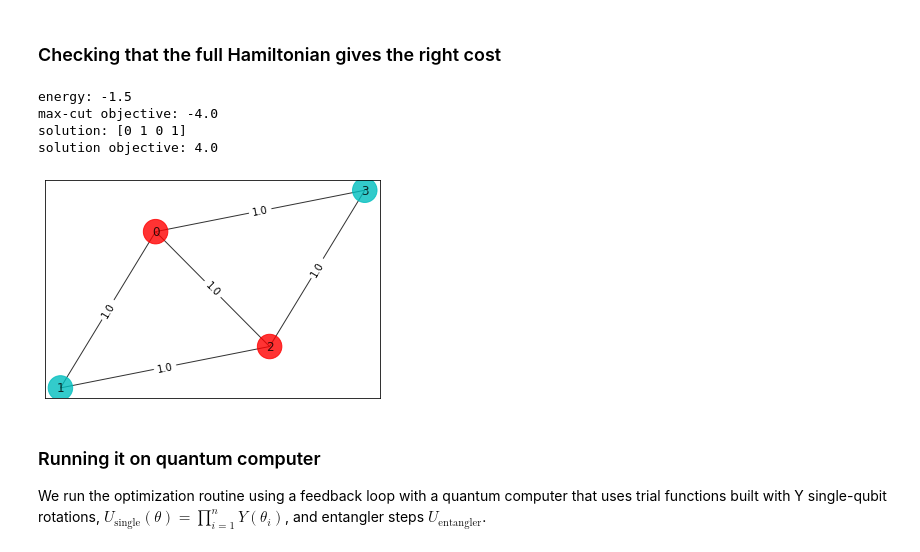
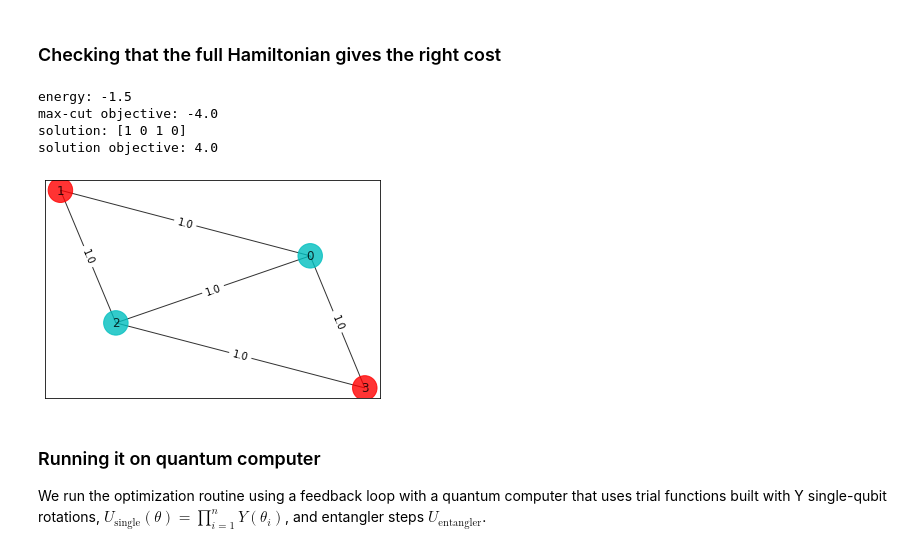
Before and after one commit to qiskit-community/qiskit-optimization, a Jupyter notebook: tutorials/6_examples_max_cut_and_tsp.ipynb, the cells around one changed output. Cells and saved outputs as stored; diff of their text form; code cells hidden in the pictures.

```diff
--- a/tutorials/6_examples_max_cut_and_tsp.ipynb
+++ b/tutorials/6_examples_max_cut_and_tsp.ipynb
@@ -180,0 +180,4 @@ Qiskit provides functionality to directly generate the Ising Hamiltonian as well
+# %%
+max_cut = Maxcut(w)
+qp = max_cut.to_quadratic_program()
+qp.to_docplex().prettyprint()
@@ -181,5 +200,5 @@ Qiskit provides functionality to directly generate the Ising Hamiltonian as well
 # %%
-qubitOp, offset = max_cut.get_operator(w)
+qubitOp, offset = qp.to_ising()
 print('Offset:', offset)
 print('Ising Hamiltonian:')
 print(str(qubitOp))
@@ -228,22 +226,22 @@ Since the problem was cast to a minimization problem, the solution of $-4$ corre
 # %%
 #Making the Hamiltonian in its full form and getting the lowest eigenvalue and eigenvector
 ee = NumPyMinimumEigensolver()
 result = ee.compute_minimum_eigenvalue(qubitOp)
 
-x = sample_most_likely(result.eigenstate)
+x = max_cut.sample_most_likely(result.eigenstate)
 print('energy:', result.eigenvalue.real)
 print('max-cut objective:', result.eigenvalue.real + offset)
-print('solution:', max_cut.get_graph_solution(x))
+print('solution:', x)
 print('solution objective:', max_cut.max_cut_value(x, w))
 
-colors = ['r' if max_cut.get_graph_solution(x)[i] == 0 else 'c' for i in range(n)]
+colors = ['r' if x[i] == 0 else 'c' for i in range(n)]
 draw_graph(G, colors, pos)
 # %% [output]
 energy: -1.5
 max-cut objective: -4.0
-solution: [0 1 0 1]
+solution: [1 0 1 0]
 solution objective: 4.0
-[figure, old version]
+[figure, new version]
 # %% [markdown]
 ### Running it on quantum computer
 We run the optimization routine using a feedback loop with a quantum computer that uses trial functions built with Y single-qubit rotations, $U_\mathrm{single}(\theta) = \prod_{i=1}^n Y(\theta_{i})$, and entangler steps $U_\mathrm{entangler}$.
```
Also changed, not shown: parts of 24 cells of this notebook, 10 other files.
